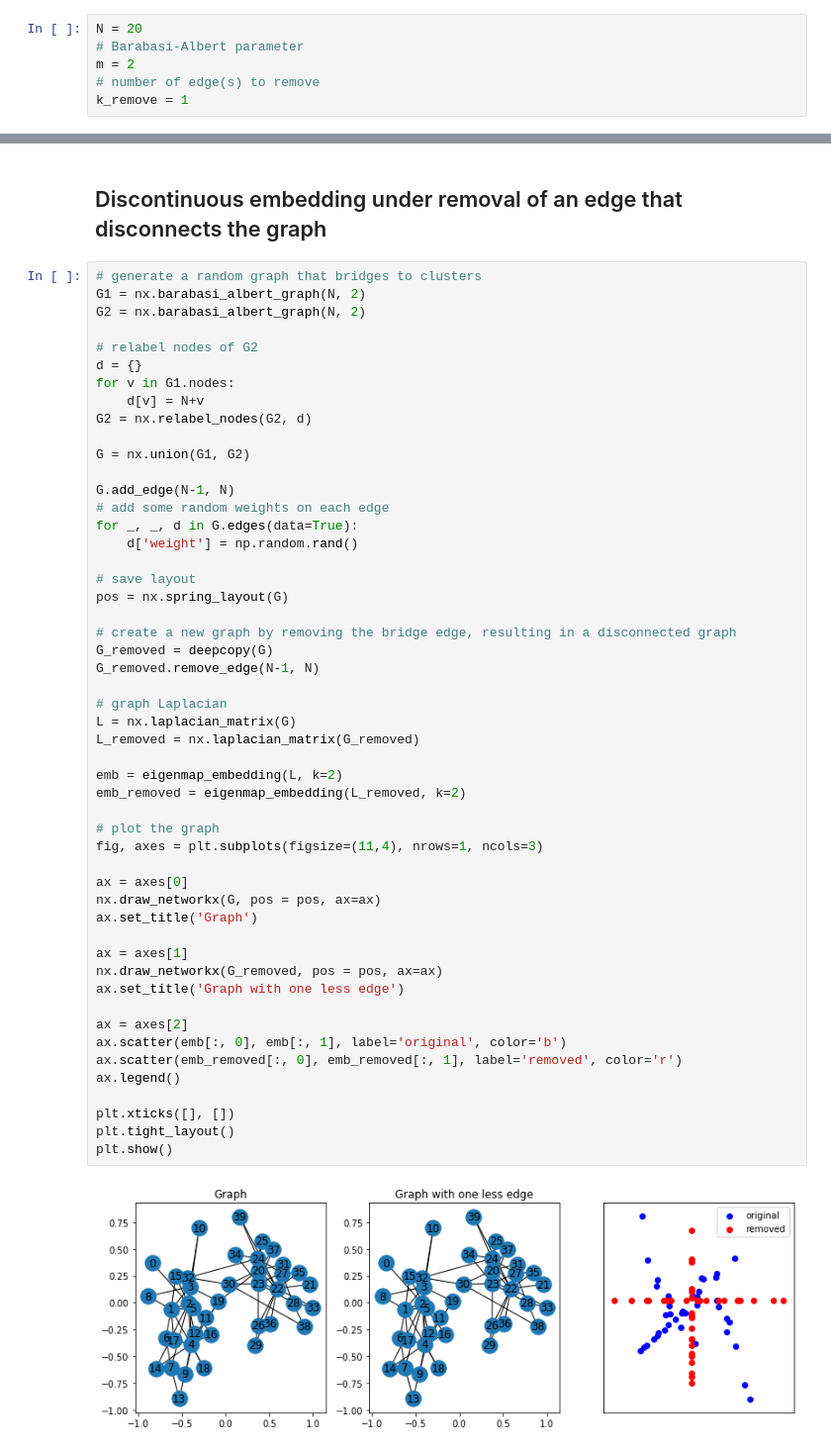
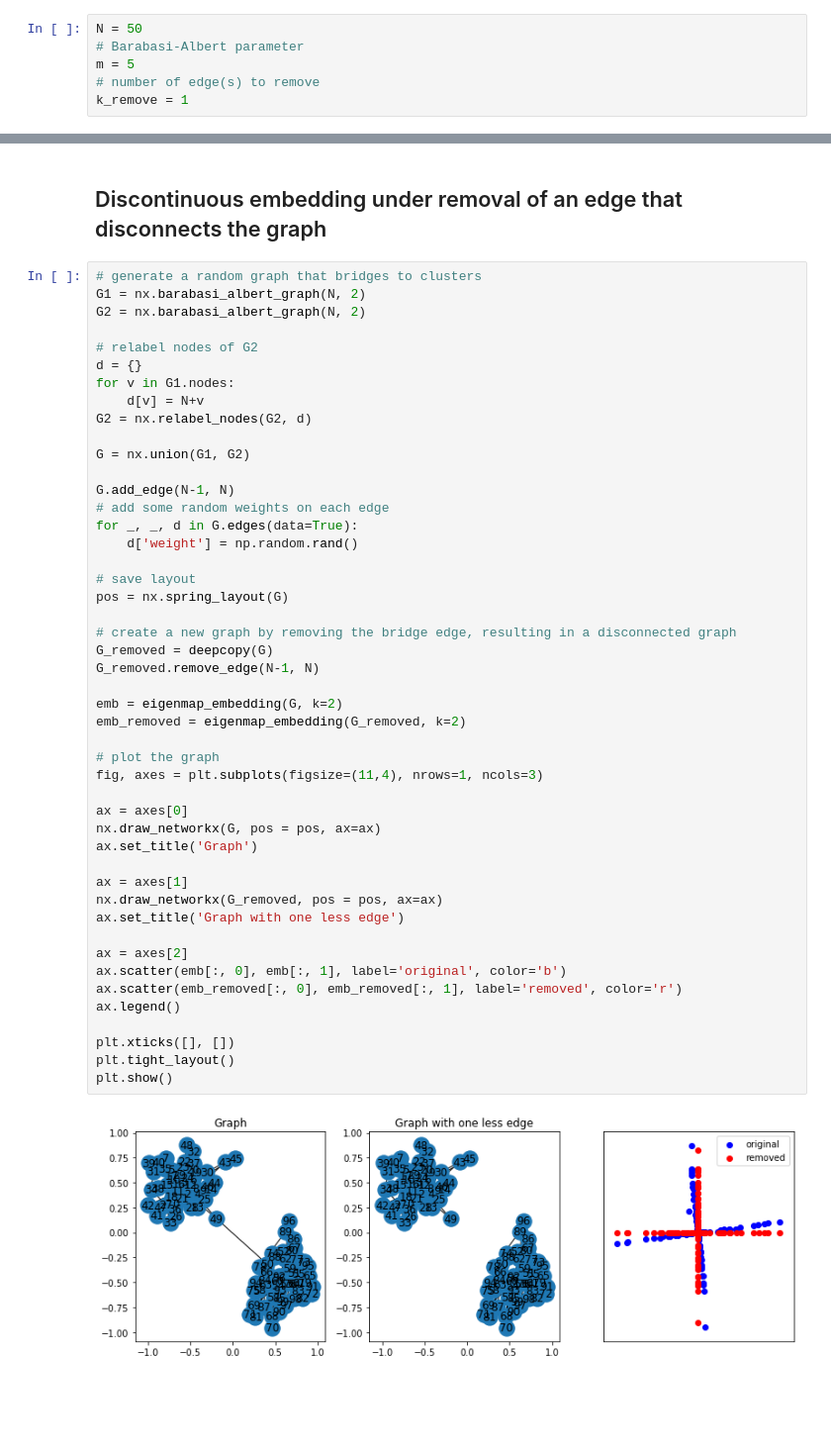
Before and after one commit to sauxpa/graph_embedding, a Jupyter notebook: eigenmap_continuity.ipynb, the cells around one changed output, grey strips where cells are left out. Shown at 99% size. Saved outputs shown, nothing was run; the diff lists cells and outputs as text; blank space fills up the shorter version.

Commit message:
add eigenmap and deepwalk

```diff
--- a/eigenmap_continuity.ipynb
+++ b/eigenmap_continuity.ipynb
@@ -18,7 +18,7 @@ from lib import *
 # %%
-N = 20
+N = 50
 # Barabasi-Albert parameter
-m = 2
+m = 5
 # number of edge(s) to remove
 k_remove = 1
 # %% [markdown]
@@ -92,37 +87,33 @@ for _, _, d in G.edges(data=True):
     d['weight'] = np.random.rand()
 
 # save layout
 pos = nx.spring_layout(G)
 
 # create a new graph by removing the bridge edge, resulting in a disconnected graph
 G_removed = deepcopy(G)
 G_removed.remove_edge(N-1, N)
 
-# graph Laplacian
-L = nx.laplacian_matrix(G)
-L_removed = nx.laplacian_matrix(G_removed)
-
-emb = eigenmap_embedding(L, k=2)
-emb_removed = eigenmap_embedding(L_removed, k=2)
+emb = eigenmap_embedding(G, k=2)
+emb_removed = eigenmap_embedding(G_removed, k=2)
 
 # plot the graph
 fig, axes = plt.subplots(figsize=(11,4), nrows=1, ncols=3)
 
 ax = axes[0]
 nx.draw_networkx(G, pos = pos, ax=ax)
 ax.set_title('Graph')
 
 ax = axes[1]
 nx.draw_networkx(G_removed, pos = pos, ax=ax)
 ax.set_title('Graph with one less edge')
 
 ax = axes[2]
 ax.scatter(emb[:, 0], emb[:, 1], label='original', color='b')
 ax.scatter(emb_removed[:, 0], emb_removed[:, 1], label='removed', color='r')
 ax.legend()
 
 plt.xticks([], [])
 plt.tight_layout()
 plt.show()
 # %% [output]
-[figure, old version]
+[figure, new version]
```
Also changed, not shown: parts of 2 cells of this notebook, 1 other file.
